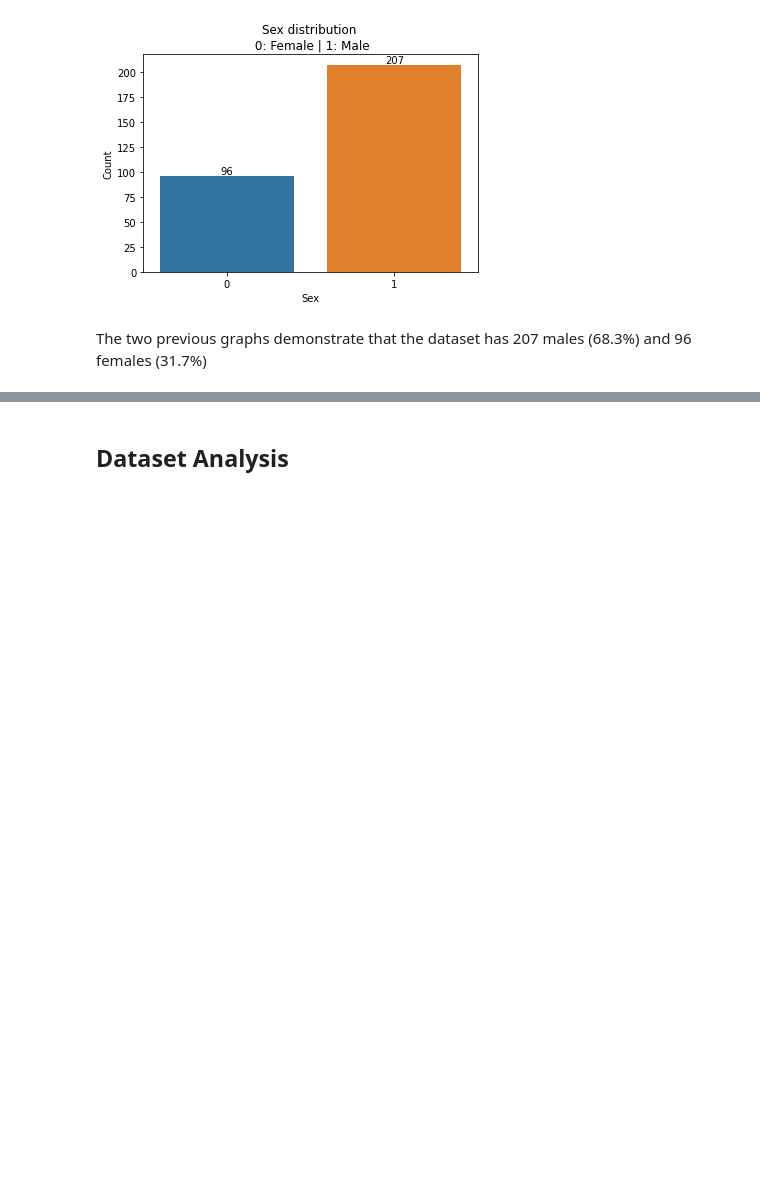
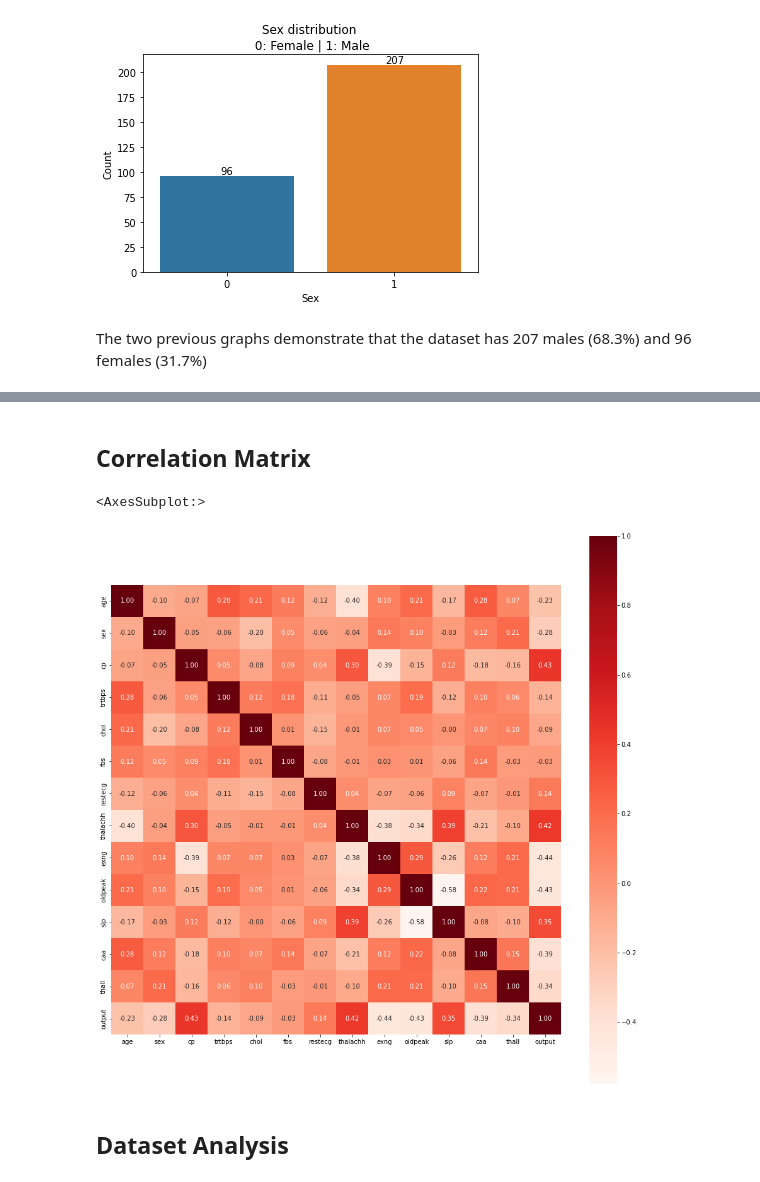
Before and after one commit to joaoreis16/heart_attack_prediction, a Jupyter notebook: code/main.ipynb, the cells around one changed output, grey strips where cells are left out. Cells and saved outputs as stored; diff of their text form; code cells hidden in the pictures; blank space fills up the shorter version.

Commit message:
correlation matrix

```diff
--- a/code/main.ipynb
+++ b/code/main.ipynb
@@ -144,4 +177,13 @@ axes[0].set_title('V17 vs Class Negative Correlation')
 [figure]
+# %% [markdown]
+## Correlation Matrix
+# %%
+f, ax = plt.subplots(figsize=(16, 16))
+correlation = data.corr()
+sns.heatmap(correlation, fmt='.3f', annot=True, cmap="Reds", square=True, ax=ax)
+# %% [output]
+<AxesSubplot:>
+[figure, added]
 # %% [markdown]
 
 ## Dataset Analysis
```
Also changed, not shown: parts of 6 cells of this notebook.
